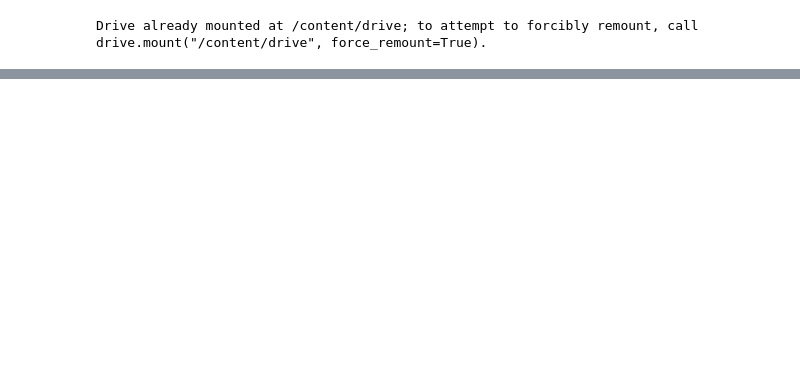
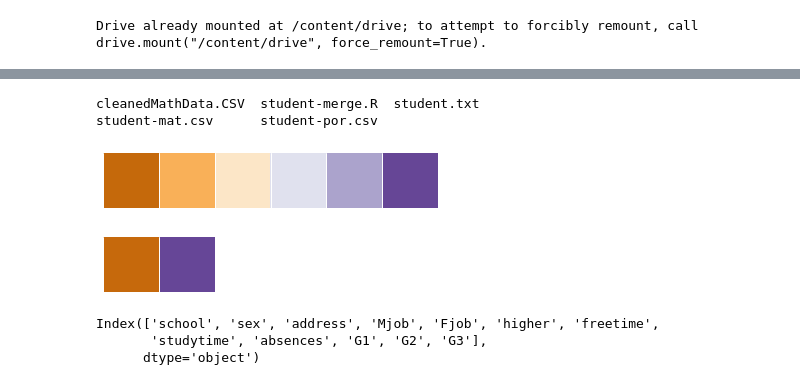
Before and after one commit to Baishnab1234/ML-projects, a Jupyter notebook: PERCEPTRON_TRAINING01.ipynb, the cells around one changed output, grey strips where cells are left out. Cells and saved outputs as stored; diff of their text form; code cells hidden in the pictures; blank space fills up the shorter version.

```diff
--- a/PERCEPTRON_TRAINING01.ipynb
+++ b/PERCEPTRON_TRAINING01.ipynb
@@ -11,0 +109,26 @@ Drive already mounted at /content/drive; to attempt to forcibly remount, call dr
+# %%
+ls
+# %% [output]
+cleanedMathData.CSV  student-merge.R  student.txt
+student-mat.csv      student-por.csv
+# %%
+import seaborn as sns
+sns.palplot(sns.color_palette('PuOr'))
+pal=sns.color_palette('PuOr',6)
+pal.as_hex()
+
+
+import matplotlib.pyplot as plt
+plt.style.use(['seaborn'])
+sns_colors=['#c6690c','#664697']
+sns.set_palette(sns_colors)
+sns.palplot(sns.color_palette(sns_colors))
+# %% [output]
+[figure, added]
+[figure, added]
+# %%
+mathData.columns
+# %% [output]
+Index(['school', 'sex', 'address', 'Mjob', 'Fjob', 'higher', 'freetime',
+       'studytime', 'absences', 'G1', 'G2', 'G3'],
+      dtype='object')
```
Also changed, not shown: parts of 21 cells of this notebook.
